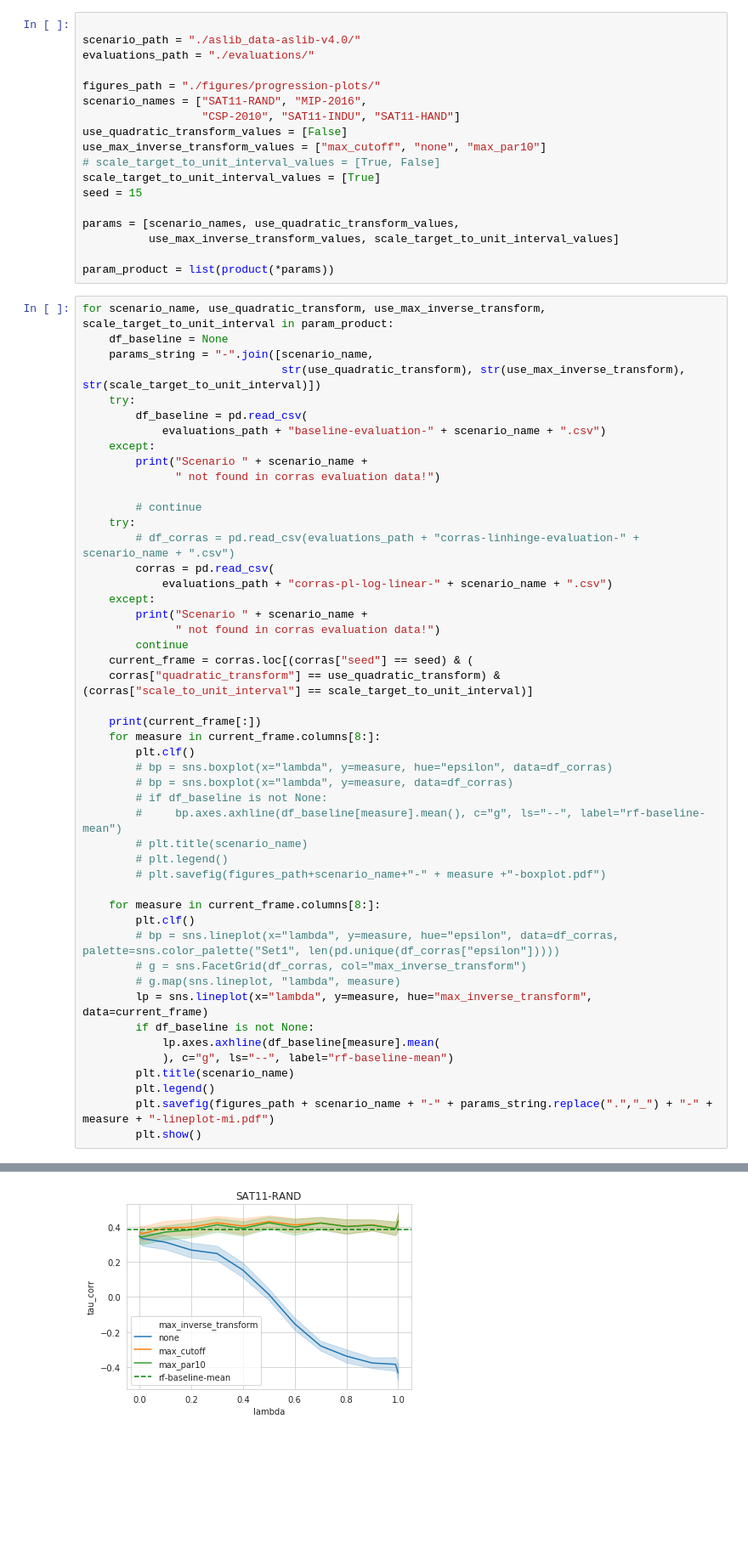
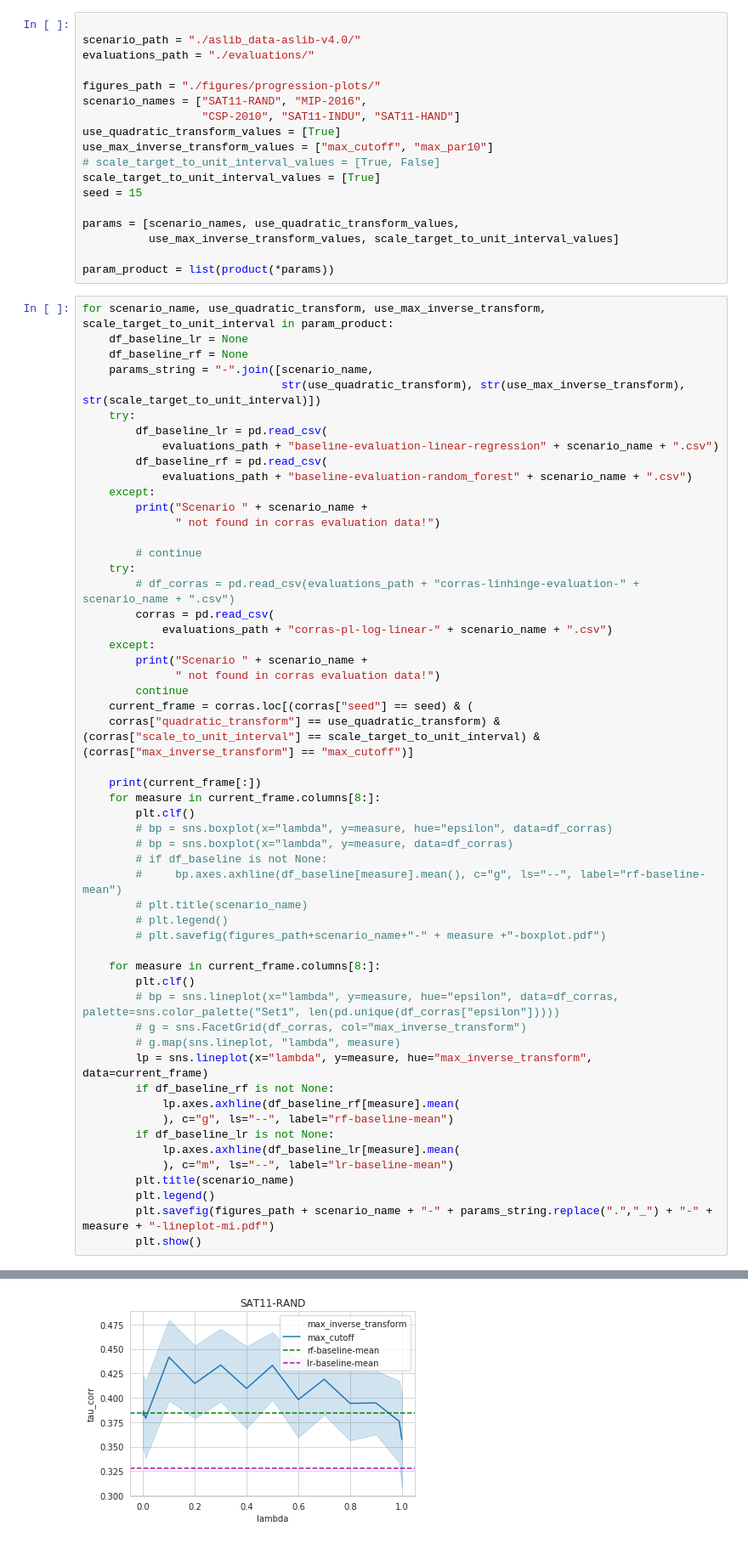
Before and after one commit to JonasHanselle/CoRRAS, a Jupyter notebook: Untitled.ipynb, the cells around one changed output, grey strips where cells are left out. Shown at 85% size. Saved outputs shown, nothing was run; the diff lists cells and outputs as text; blank space fills up the shorter version.

```diff
--- a/Untitled.ipynb
+++ b/Untitled.ipynb
@@ -24,8 +24,8 @@ evaluations_path = "./evaluations/"
 figures_path = "./figures/progression-plots/"
 scenario_names = ["SAT11-RAND", "MIP-2016",
                   "CSP-2010", "SAT11-INDU", "SAT11-HAND"]
-use_quadratic_transform_values = [False]
-use_max_inverse_transform_values = ["max_cutoff", "none", "max_par10"]
+use_quadratic_transform_values = [True]
+use_max_inverse_transform_values = ["max_cutoff", "max_par10"]
 # scale_target_to_unit_interval_values = [True, False]
 scale_target_to_unit_interval_values = [True]
 seed = 15
@@ -36,12 +36,15 @@ params = [scenario_names, use_quadratic_transform_values,
 param_product = list(product(*params))
 # %%
 for scenario_name, use_quadratic_transform, use_max_inverse_transform, scale_target_to_unit_interval in param_product:
-    df_baseline = None
+    df_baseline_lr = None
+    df_baseline_rf = None
     params_string = "-".join([scenario_name,
                               str(use_quadratic_transform), str(use_max_inverse_transform), str(scale_target_to_unit_interval)])
     try:
-        df_baseline = pd.read_csv(
-            evaluations_path + "baseline-evaluation-" + scenario_name + ".csv")
+        df_baseline_lr = pd.read_csv(
+            evaluations_path + "baseline-evaluation-linear-regression" + scenario_name + ".csv")
+        df_baseline_rf = pd.read_csv(
+            evaluations_path + "baseline-evaluation-random_forest" + scenario_name + ".csv")
     except:
         print("Scenario " + scenario_name +
               " not found in corras evaluation data!")
@@ -56,7 +59,7 @@ for scenario_name, use_quadratic_transform, use_max_inverse_transform, scale_tar
               " not found in corras evaluation data!")
         continue
     current_frame = corras.loc[(corras["seed"] == seed) & (
-    corras["quadratic_transform"] == use_quadratic_transform) & (corras["scale_to_unit_interval"] == scale_target_to_unit_interval)]
+    corras["quadratic_transform"] == use_quadratic_transform) & (corras["scale_to_unit_interval"] == scale_target_to_unit_interval) & (corras["max_inverse_transform"] == "max_cutoff")]
 
     print(current_frame[:])
     for measure in current_frame.columns[8:]:
@@ -75,9 +78,12 @@ for scenario_name, use_quadratic_transform, use_max_inverse_transform, scale_tar
         # g = sns.FacetGrid(df_corras, col="max_inverse_transform")
         # g.map(sns.lineplot, "lambda", measure)
         lp = sns.lineplot(x="lambda", y=measure, hue="max_inverse_transform", data=current_frame)
-        if df_baseline is not None:
-            lp.axes.axhline(df_baseline[measure].mean(
+        if df_baseline_rf is not None:
+            lp.axes.axhline(df_baseline_rf[measure].mean(
             ), c="g", ls="--", label="rf-baseline-mean")
+        if df_baseline_lr is not None:
+            lp.axes.axhline(df_baseline_lr[measure].mean(
+            ), c="m", ls="--", label="lr-baseline-mean")
         plt.title(scenario_name)
         plt.legend()
         plt.savefig(figures_path + scenario_name + "-" + params_string.replace(".","_") + "-" + measure + "-lineplot-mi.pdf")
@@ -127 +133 @@ for scenario_name, use_quadratic_transform, use_max_inverse_transform, scale_tar
-[figure, old version]
+[figure, new version]
```
Also changed, not shown: parts of 2 cells of this notebook, 2 other files.
